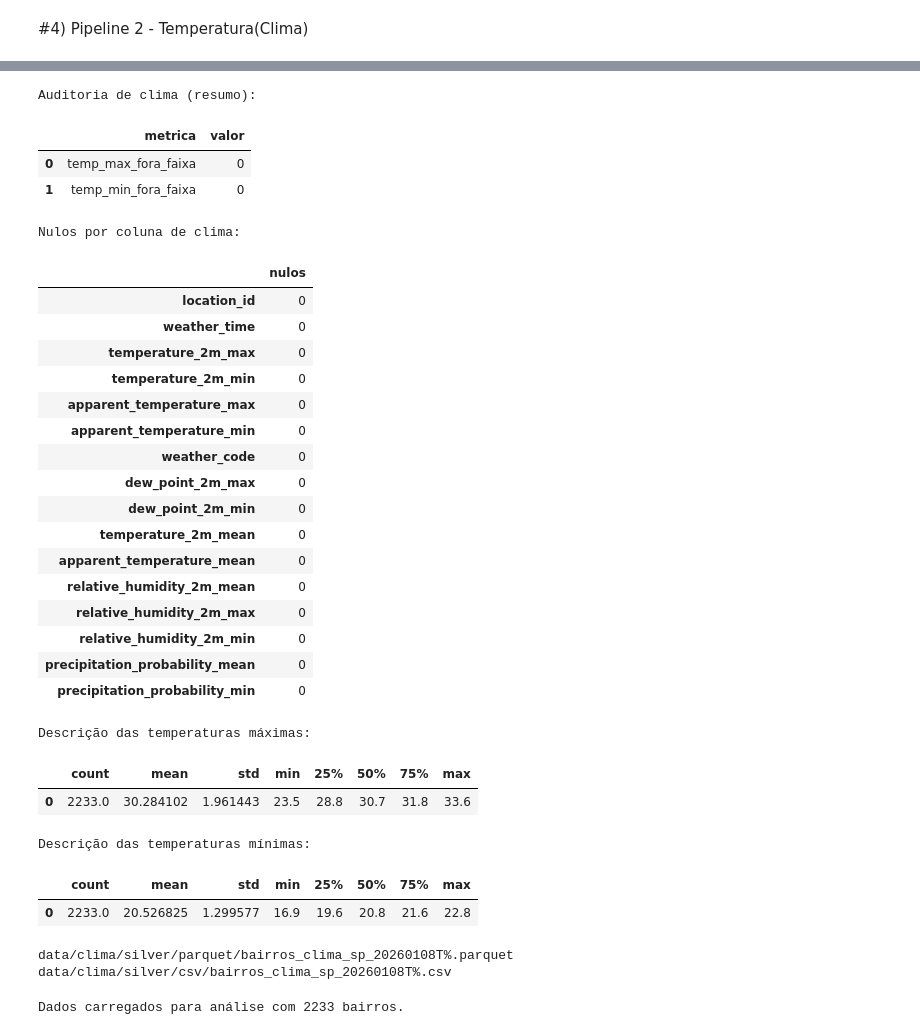
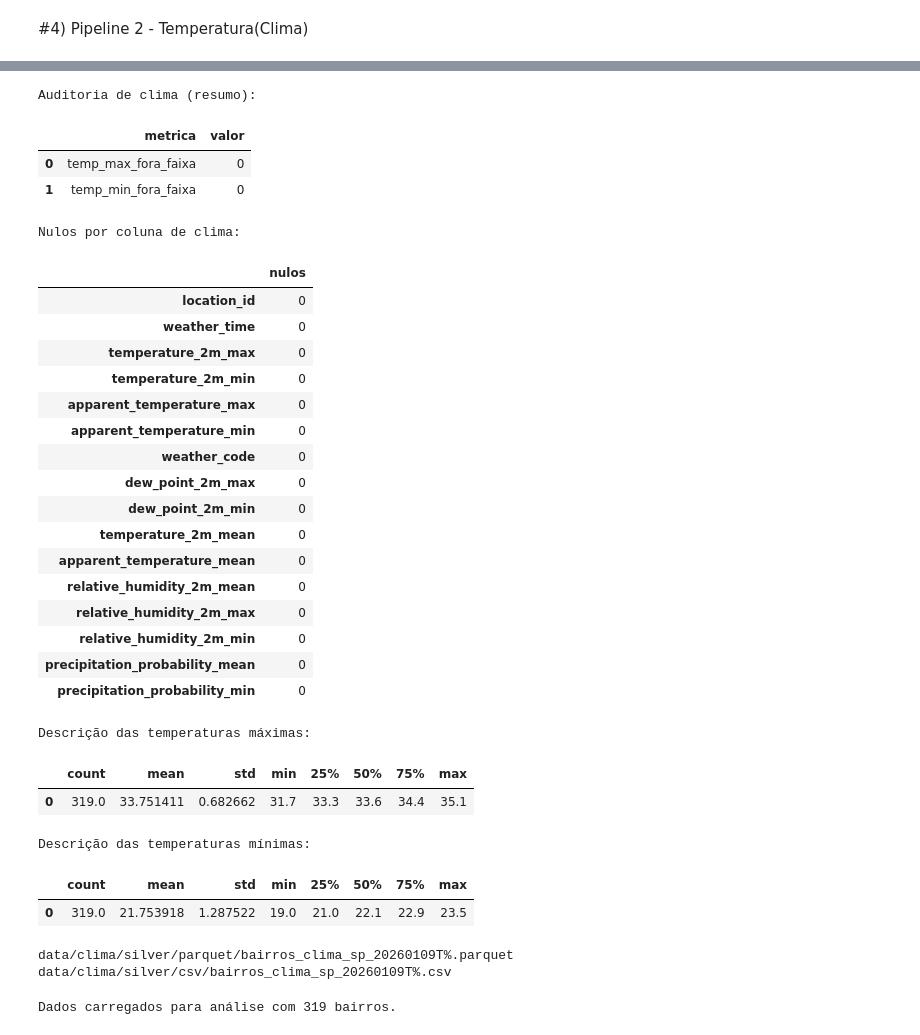
Before and after one commit to lettymoon/analise-temperatura-sp, a Jupyter notebook: temperaturas_bairros_sp.ipynb, the cells around one changed output, grey strips where cells are left out. Drawn from its saved outputs; the diff is of its cells as text; code cells hidden in the pictures.

```diff
--- a/temperaturas_bairros_sp.ipynb
+++ b/temperaturas_bairros_sp.ipynb
@@ -293,6 +363,8 @@ def fetch_daily_weather_batch(batch_df: pd.DataFrame, timezone: str = "America/S
         "latitude": ",".join(batch_df["lat"].astype(str).tolist()),
         "longitude": ",".join(batch_df["lon"].astype(str).tolist()),
         "daily": ",".join(daily_vars),
+        "start_date": "2025-12-28",
+        "end_date": "2025-12-28",
         "timezone": timezone,
         "format": "csv",
     }
@@ -390,23 +462,23 @@ weather_df[(weather_df['weather_time'] ==  '2026-01-12')]
 # @title Auditoria
 
 # Auditoria dos dados de clima
-audit_weather = {}
+auditoria_clima = {}
 
 # Contagem de nulos por coluna
-audit_weather["nulos_por_coluna"] = weather_df.isna().sum().to_dict()
+auditoria_clima["nulos_por_coluna"] = clima_df.isna().sum().to_dict()
 
 # Verificar se temos valores fora da faixa de temperatura
-audit_weather["temp_max_fora_faixa"] = len(weather_df[weather_df["temperature_2m_max"] < -100])
-audit_weather["temp_min_fora_faixa"] = len(weather_df[weather_df["temperature_2m_min"] < -100])
+auditoria_clima["temp_max_fora_faixa"] = len(clima_df[clima_df["temperature_2m_max"] < -100])
+auditoria_clima["temp_min_fora_faixa"] = len(clima_df[clima_df["temperature_2m_min"] < -100])
 
 # Resumo numérico de temperaturas
-audit_weather["temp_max_desc"] = weather_df["temperature_2m_max"].describe().to_dict()
-audit_weather["temp_min_desc"] = weather_df["temperature_2m_min"].describe().to_dict()
+auditoria_clima["temp_max_desc"] = clima_df["temperature_2m_max"].describe().to_dict()
+auditoria_clima["temp_min_desc"] = clima_df["temperature_2m_min"].describe().to_dict()
 
 # Exemplo de visualização de clima
 audit_df = pd.DataFrame([
-    {"metrica": "temp_max_fora_faixa", "valor": audit_weather["temp_max_fora_faixa"]},
-    {"metrica": "temp_min_fora_faixa", "valor": audit_weather["temp_min_fora_faixa"]},
+    {"metrica": "temp_max_fora_faixa", "valor": auditoria_clima["temp_max_fora_faixa"]},
+    {"metrica": "temp_min_fora_faixa", "valor": auditoria_clima["temp_min_fora_faixa"]},
 ])
 
 print("Auditoria de clima (resumo):")
@@ -414,42 +486,42 @@ display(audit_df)
 
 # Visualizando os nulos por coluna
 print("Nulos por coluna de clima:")
-display(pd.DataFrame([audit_weather["nulos_por_coluna"]]).T.rename(columns={0:"nulos"}))
+display(pd.DataFrame([auditoria_clima["nulos_por_coluna"]]).T.rename(columns={0:"nulos"}))
 
 # Exibindo descrição das temperaturas
 print("Descrição das temperaturas máximas:")
-display(pd.DataFrame([audit_weather["temp_max_desc"]]))
+display(pd.DataFrame([auditoria_clima["temp_max_desc"]]))
 print("Descrição das temperaturas mínimas:")
-display(pd.DataFrame([audit_weather["temp_min_desc"]]))
+display(pd.DataFrame([auditoria_clima["temp_min_desc"]]))
 # %% [output]
 Auditoria de clima (resumo):
 |  | metrica | valor |
 | 0 | temp_max_fora_faixa | 0 |
 | 1 | temp_min_fora_faixa | 0 |
 Nulos por coluna de clima:
 |  | nulos |
 | location_id | 0 |
 | weather_time | 0 |
 | temperature_2m_max | 0 |
 | temperature_2m_min | 0 |
 | apparent_temperature_max | 0 |
 | apparent_temperature_min | 0 |
 | weather_code | 0 |
 | dew_point_2m_max | 0 |
 | dew_point_2m_min | 0 |
 | temperature_2m_mean | 0 |
 | apparent_temperature_mean | 0 |
 | relative_humidity_2m_mean | 0 |
 | relative_humidity_2m_max | 0 |
 | relative_humidity_2m_min | 0 |
 | precipitation_probability_mean | 0 |
 | precipitation_probability_min | 0 |
 Descrição das temperaturas máximas:
 |  | count | mean | std | min | 25% | 50% | 75% | max |
-| 0 | 2233.0 | 30.284102 | 1.961443 | 23.5 | 28.8 | 30.7 | 31.8 | 33.6 |
+| 0 | 319.0 | 33.751411 | 0.682662 | 31.7 | 33.3 | 33.6 | 34.4 | 35.1 |
 Descrição das temperaturas mínimas:
 |  | count | mean | std | min | 25% | 50% | 75% | max |
-| 0 | 2233.0 | 20.526825 | 1.299577 | 16.9 | 19.6 | 20.8 | 21.6 | 22.8 |
+| 0 | 319.0 | 21.753918 | 1.287522 | 19.0 | 21.0 | 22.1 | 22.9 | 23.5 |
 # %%
 # @title Tratamento dos dados - Silver
 
@@ -468,19 +540,19 @@ os.makedirs("data/clima/silver/csv", exist_ok=True)
 out_silver_parquet = f"data/clima/silver/parquet/bairros_clima_sp_{stamp}.parquet"
 out_silver_csv = f"data/clima/silver/csv/bairros_clima_sp_{stamp}.csv"
 
-bairros_weather_silver.to_parquet(out_silver_parquet, index=False)
-bairros_weather_silver.to_csv(out_silver_csv, index=False)
+bairros_clima_silver.to_parquet(out_silver_parquet, index=False)
+bairros_clima_silver.to_csv(out_silver_csv, index=False)
 
 print(f"{out_silver_parquet}\n{out_silver_csv}")
 # %% [output]
-data/clima/silver/parquet/bairros_clima_sp_20260108T%.parquet
-data/clima/silver/csv/bairros_clima_sp_20260108T%.csv
+data/clima/silver/parquet/bairros_clima_sp_20260109T%.parquet
+data/clima/silver/csv/bairros_clima_sp_20260109T%.csv
 # %%
 #@title Checkpoint
 
 # dataset final para análise
-bairros_weather_final = pd.read_parquet(out_silver_parquet)
+bairros_clima_final = pd.read_parquet(out_silver_parquet)
 
-print(f"Dados carregados para análise com {len(bairros_weather_final)} bairros.")
+print(f"Dados carregados para análise com {len(bairros_clima_final)} bairros.")
 # %% [output]
-Dados carregados para análise com 2233 bairros.
+Dados carregados para análise com 319 bairros.
```
Also changed, not shown: parts of 18 cells of this notebook.
